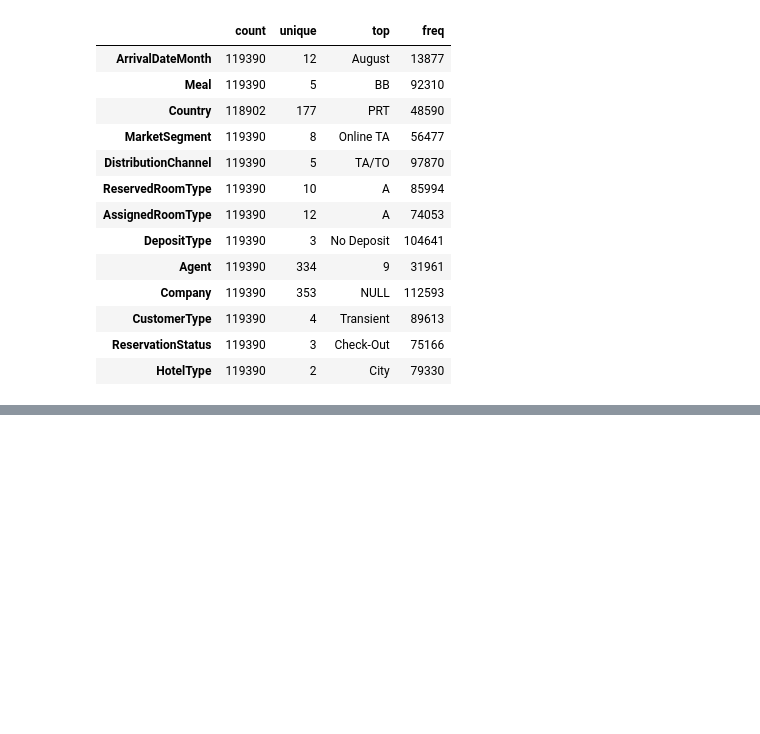
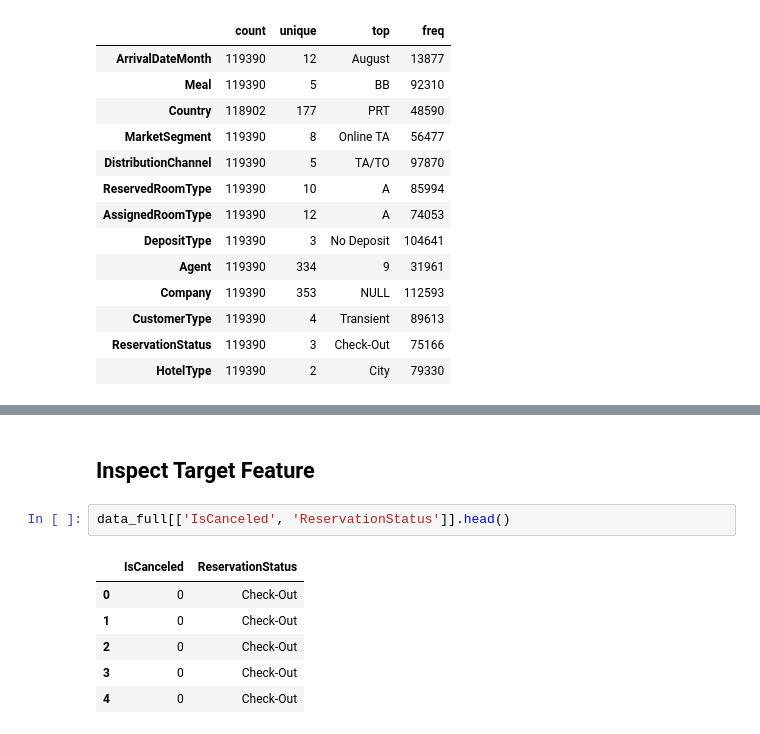
Before and after one commit to BenJMcCarty/Hotel_Cancel_Culture_v2, a Jupyter notebook: Data_Cleaning.ipynb, the cells around one changed output, grey strips where cells are left out. Drawn from its saved outputs; the diff is of its cells as text; blank space fills up the shorter version.

```diff
--- a/Data_Cleaning.ipynb
+++ b/Data_Cleaning.ipynb
@@ -153,0 +223,11 @@ dtype: int64
+# %% [markdown]
+## Inspect Target Feature
+# %%
+data_full[['IsCanceled', 'ReservationStatus']].head()
+# %% [output]
+|  | IsCanceled | ReservationStatus |
+| 0 | 0 | Check-Out |
+| 1 | 0 | Check-Out |
+| 2 | 0 | Check-Out |
+| 3 | 0 | Check-Out |
+| 4 | 0 | Check-Out |
```
Also changed, not shown: parts of 24 cells of this notebook, 1 other file.
